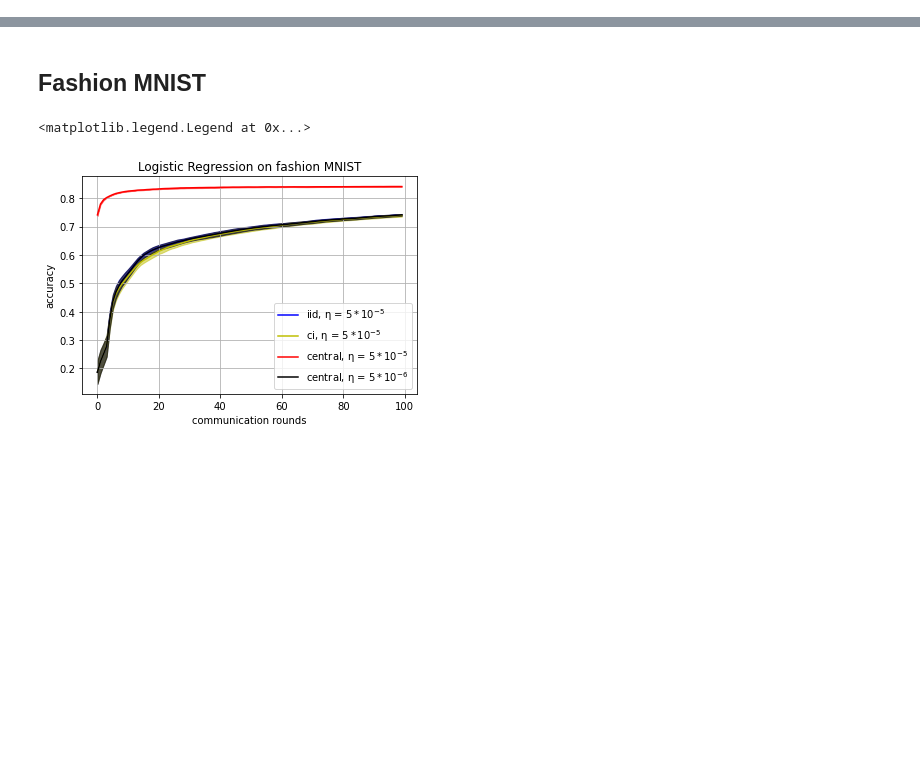
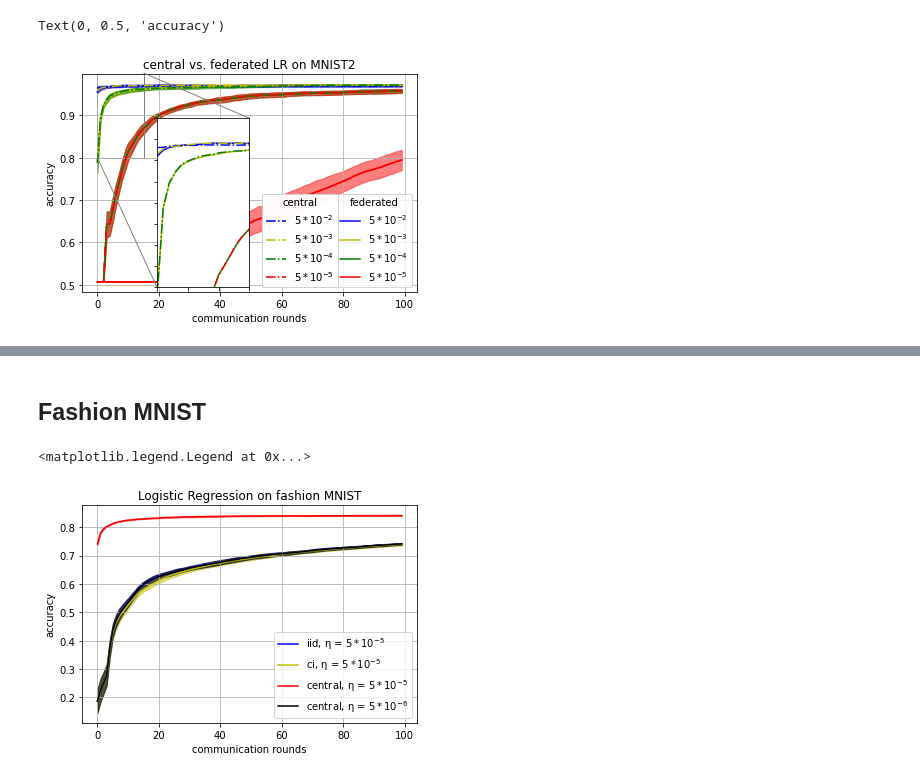
Before and after one commit to swiergarst/FedvsCent, a Jupyter notebook: paper results/Paper Plots.ipynb, the cells around one changed output, grey strips where cells are left out. Drawn from its saved outputs; the diff is of its cells as text; code cells hidden in the pictures; blank space fills up the shorter version.

```diff
--- a/paper results/Paper Plots.ipynb
+++ b/paper results/Paper Plots.ipynb
@@ -10,0 +85,68 @@ from data_loader import *
+# %%
+LR_2c_dict = load_2c_LR()
+
+
+plot_keys_fed = ["iid 5e2", "iid 5e3", "iid 5e4", "iid 5e5"]
+plot_keys_cent = ["central 5e2", "central 5e3", "central 5e4", "central 5e5"]
+colors = ['b', 'y', 'g', 'r', 'k']
+legend_labels = ["$5*10^{-2}$", "$5*10^{-3}$", "$5*10^{-4}$", "$5*10^{-5}$"]
+
+
+#X and Y range for zoomed in region
+Xl = 0
+Xh = 15
+Yl = 0.8
+Yh = 1
+
+lines_fed = []
+lines_cent = []
+
+fig = plt.figure()
+ax = plt.axes()
+#axins = zoomed_inset_axes(ax, 2, loc=10)
+
+
+#ax.plot(LR_2c_dict["iid 5e2"])
+#axins.plot(LR_2c_dict["iid 5e2"])
+
+
+for key_fed, key_cent, color in zip(plot_keys_fed, plot_keys_cent, colors):
+    line_fed = plot_range(LR_2c_dict[key_fed].T, color = color)
+    line_cent = plot_range(LR_2c_dict[key_cent].T, "-.", color = color)
+
+    ax.add_artist(line_fed)
+    ax.add_artist(line_cent)
+
+    lines_fed.append(line_fed)
+    lines_cent.append(line_cent)
+
+
+legend1 = plt.legend(lines_fed, legend_labels, loc=4, title= "federated")
+legend2 = plt.legend(lines_cent, legend_labels, loc=4, title= "central", bbox_to_anchor=(0.78,0))
+plt.gca().add_artist(legend1)
+plt.gca().add_artist(legend2)
+
+axins = zoomed_inset_axes(ax, 2, loc=10, bbox_to_anchor=(175,125))
+
+for key_fed, key_cent, color in zip(plot_keys_fed, plot_keys_cent, colors):
+    mean_fed = np.mean(LR_2c_dict[key_fed],axis=1)
+    mean_cent = np.mean(LR_2c_dict[key_cent], axis=1)
+
+    axins.plot(mean_fed, color=color)
+    axins.plot(mean_cent,"-.", color=color)
+
+plt.setp(axins.get_xticklabels(), visible=False)
+plt.setp(axins.get_yticklabels(), visible=False)
+
+#axins.plot(LR_2c_dict["ci"][:,1],color= 'y')
+#axins.plot(LR_4c_dict["ci"][:,1],"-.", color= 'y')
+axins.set_xlim(Xl, Xh)
+axins.set_ylim(Yl, Yh)
+mark_inset(ax, axins, loc1=1, loc2=3, fc="none", ec="0.5")
+ax.grid(True)
+ax.set_title("central vs. federated LR on MNIST2")
+ax.set_xlabel("communication rounds")
+ax.set_ylabel("accuracy")
+# %% [output]
+Text(0, 0.5, 'accuracy')
+[figure, added]
```
Also changed, not shown: parts of 6 cells of this notebook, 22 other files.
